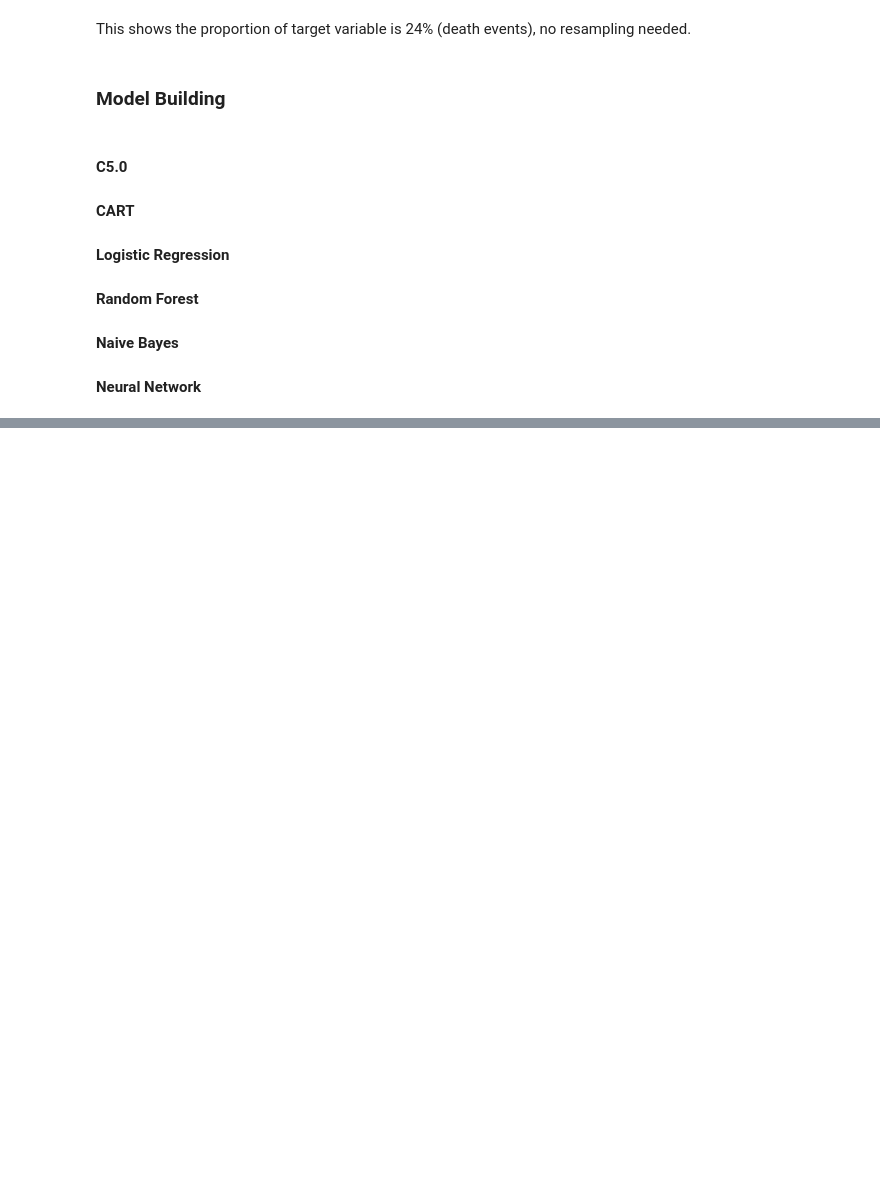
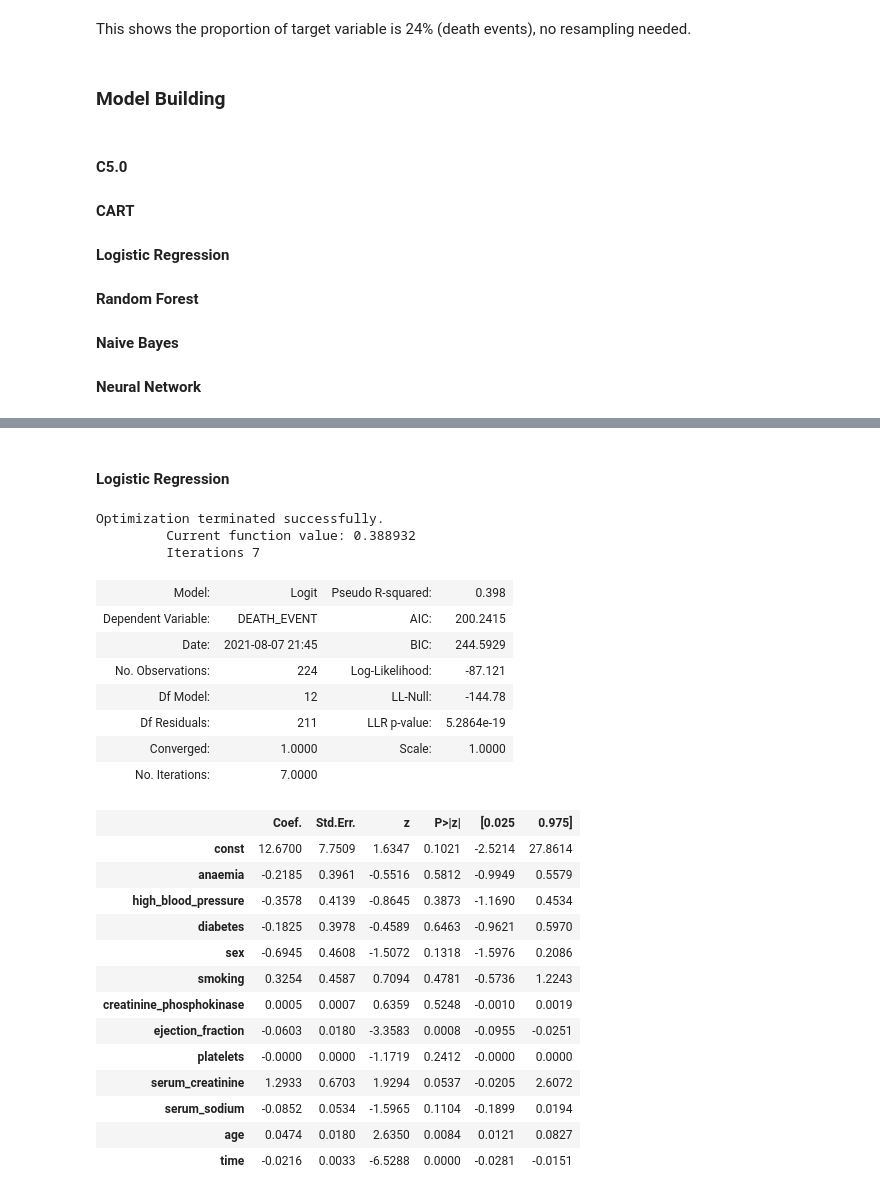
Before and after one commit to seantorres/ADS502FinalProject, a Jupyter notebook: ADS502_Final_Project.ipynb, the cells around one changed output, grey strips where cells are left out. Drawn from its saved outputs; the diff is of its cells as text; code cells hidden in the pictures; blank space fills up the shorter version.

```diff
--- a/ADS502_Final_Project.ipynb
+++ b/ADS502_Final_Project.ipynb
@@ -464,0 +596,40 @@ This shows the proportion of target variable is 24% (death events), no resamplin
+# %% [markdown]
+
+
+
+#### Logistic Regression
+# %%
+#assigning variables to perform logistic regresssion
+
+X = pd.DataFrame(heart_train[['anaemia', 'high_blood_pressure', 'diabetes','sex', 'smoking','creatinine_phosphokinase','ejection_fraction','platelets', 'serum_creatinine','serum_sodium', 'age', 'time']])
+X = sm.add_constant(X)
+y = pd.DataFrame(heart_train[['DEATH_EVENT']])
+
+log_reg = sm.Logit(y, X).fit()
+log_reg.summary2()
+# %% [output]
+Optimization terminated successfully.
+         Current function value: 0.388932
+         Iterations 7
+| Model: | Logit | Pseudo R-squared: | 0.398 |
+| Dependent Variable: | DEATH_EVENT | AIC: | 200.2415 |
+| Date: | 2021-08-07 21:45 | BIC: | 244.5929 |
+| No. Observations: | 224 | Log-Likelihood: | -87.121 |
+| Df Model: | 12 | LL-Null: | -144.78 |
+| Df Residuals: | 211 | LLR p-value: | 5.2864e-19 |
+| Converged: | 1.0000 | Scale: | 1.0000 |
+| No. Iterations: | 7.0000 |  |  |
+|  | Coef. | Std.Err. | z | P>|z| | [0.025 | 0.975] |
+| const | 12.6700 | 7.7509 | 1.6347 | 0.1021 | -2.5214 | 27.8614 |
+| anaemia | -0.2185 | 0.3961 | -0.5516 | 0.5812 | -0.9949 | 0.5579 |
+| high_blood_pressure | -0.3578 | 0.4139 | -0.8645 | 0.3873 | -1.1690 | 0.4534 |
+| diabetes | -0.1825 | 0.3978 | -0.4589 | 0.6463 | -0.9621 | 0.5970 |
+| sex | -0.6945 | 0.4608 | -1.5072 | 0.1318 | -1.5976 | 0.2086 |
+| smoking | 0.3254 | 0.4587 | 0.7094 | 0.4781 | -0.5736 | 1.2243 |
+| creatinine_phosphokinase | 0.0005 | 0.0007 | 0.6359 | 0.5248 | -0.0010 | 0.0019 |
+| ejection_fraction | -0.0603 | 0.0180 | -3.3583 | 0.0008 | -0.0955 | -0.0251 |
+| platelets | -0.0000 | 0.0000 | -1.1719 | 0.2412 | -0.0000 | 0.0000 |
+| serum_creatinine | 1.2933 | 0.6703 | 1.9294 | 0.0537 | -0.0205 | 2.6072 |
+| serum_sodium | -0.0852 | 0.0534 | -1.5965 | 0.1104 | -0.1899 | 0.0194 |
+| age | 0.0474 | 0.0180 | 2.6350 | 0.0084 | 0.0121 | 0.0827 |
+| time | -0.0216 | 0.0033 | -6.5288 | 0.0000 | -0.0281 | -0.0151 |
```
Also changed, not shown: parts of 22 cells of this notebook.
